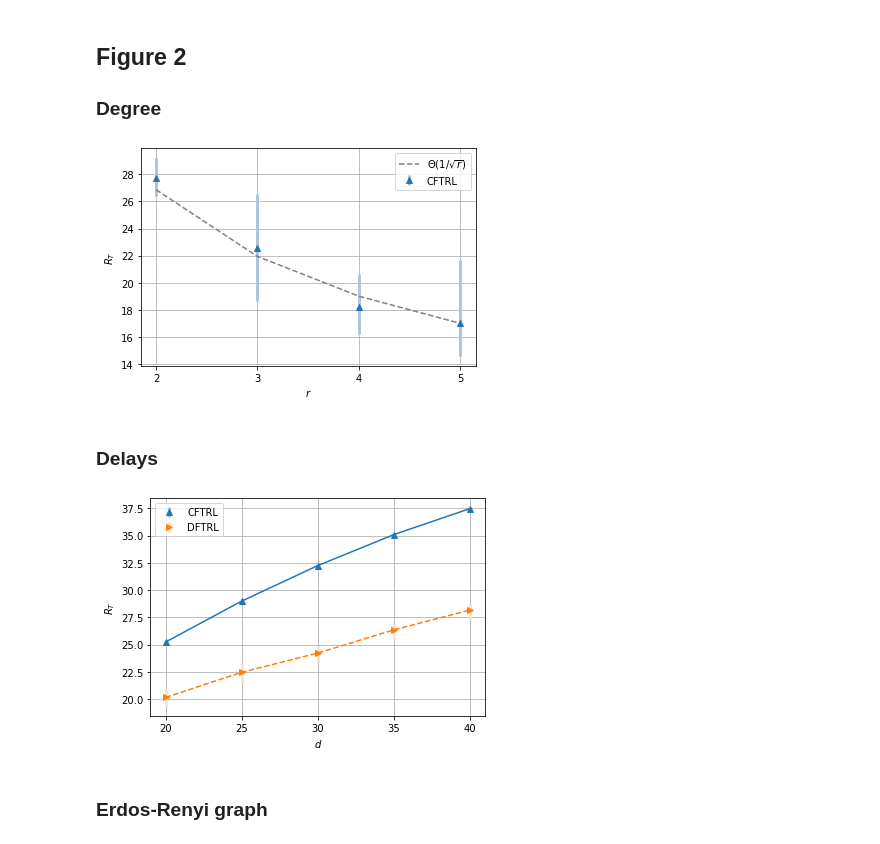
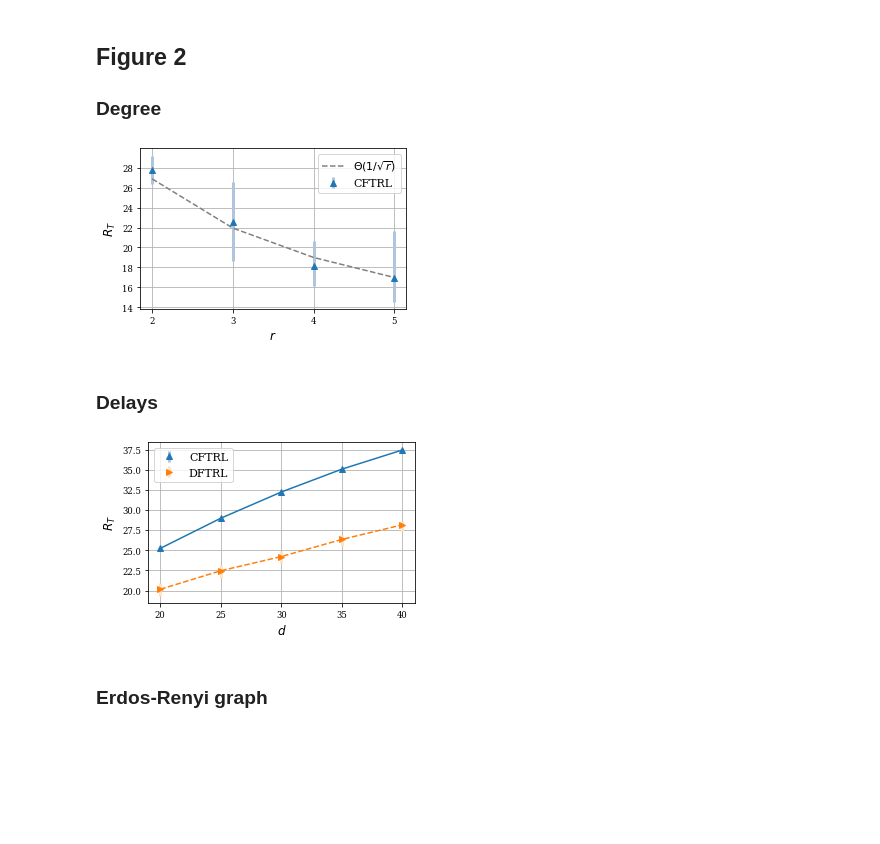
Before and after one commit to neurips2022anonymized/On-Regret-optimal-Cooperative-Nonstochastic-Multi-armed-Bandits, a Jupyter notebook: figures/figures.ipynb, the cells around one changed output. Saved outputs shown, nothing was run; the diff lists cells and outputs as text; code cells hidden in the pictures; blank space fills up the shorter version.

Commit message:
resize plots

```diff
--- a/figures/figures.ipynb
+++ b/figures/figures.ipynb
@@ -183,35 +183,35 @@ ci_averaged_cum_regrets = {
 degree_list = list(range(2,6))
 errbar_colors = {
     'center-based-tsallis': ['C0', 'lightsteelblue']
     # 'distributed-hybrid': ['C1', 'bisque']
 }
 
-fig, ax4 = plt.subplots(1, 1)
+fig, ax4 = plt.subplots(1, 1, figsize=set_size(width))
 for network_agents, ci in ci_averaged_cum_regrets.items():
     ax4.errorbar(
         degree_list,
         ci['mean'],
         yerr=[
             ci['mean'] - ci['5pct'],
             ci['95pct'] - ci['mean']
         ],
         label=algo_labels[network_agents],
         color=errbar_colors[network_agents][0],
         ecolor=errbar_colors[network_agents][1],
         fmt=markers[network_agents], elinewidth=3, capsize=0
     )
 
 ax4.plot(degree_list, [38/delta**.5 for delta in degree_list], '--', color='grey', label='$\Theta(1/\sqrt{r})$')
 
 ax4.set_ylabel(r"$R_T$")
 ax4.set_xlabel(r"$r$")
 ax4.legend(loc="upper right")
 ax4.set_xticks(degree_list)
 plt.grid()
 plt.show()
 fig.savefig(paper_figures_dir+"degree.png", dvi=100)
 # %% [output]
-[figure, old version]
+[figure, new version]
 # %% [markdown]
 ### Delays
 # %%
@@ -230,7 +230,7 @@ ci_averaged_cum_regrets = {
 
 delay_list = list(range(20, 45, 5))
 normalizer = [1 for de in delay_list]
-fig, ax1 = plt.subplots(1, 1)
+fig, ax1 = plt.subplots(1, 1, figsize=set_size(width))
 errbar_colors = {
     'center-based-tsallis': ['C0', 'lightsteelblue'],
     'distributed-hybrid': ['C1', 'bisque']
@@ -265,7 +265,7 @@ plt.grid()
 plt.show()
 fig.savefig(paper_figures_dir+"delay.png", dvi=100)
 # %% [output]
-[figure, old version]
+[figure, new version]
 # %% [markdown]
 ### Erdos-Renyi graph
 # %%
```
Also changed, not shown: parts of 1 cell of this notebook, 3 other files.
